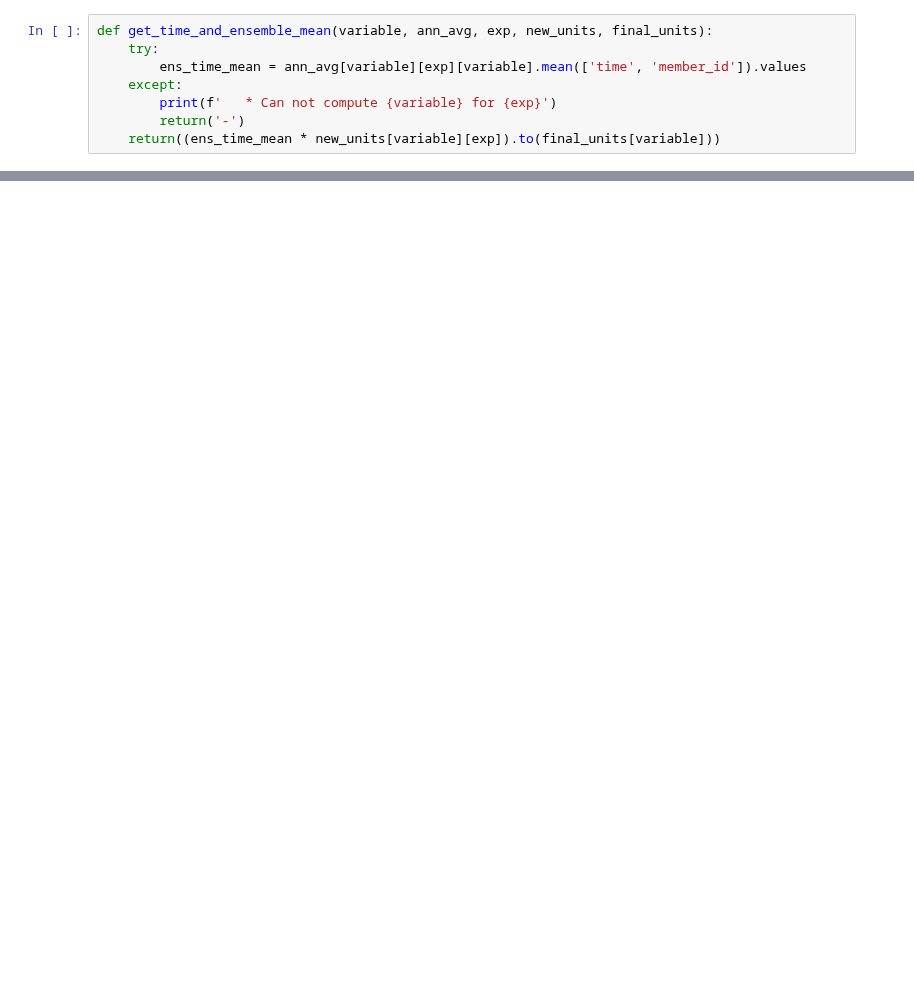
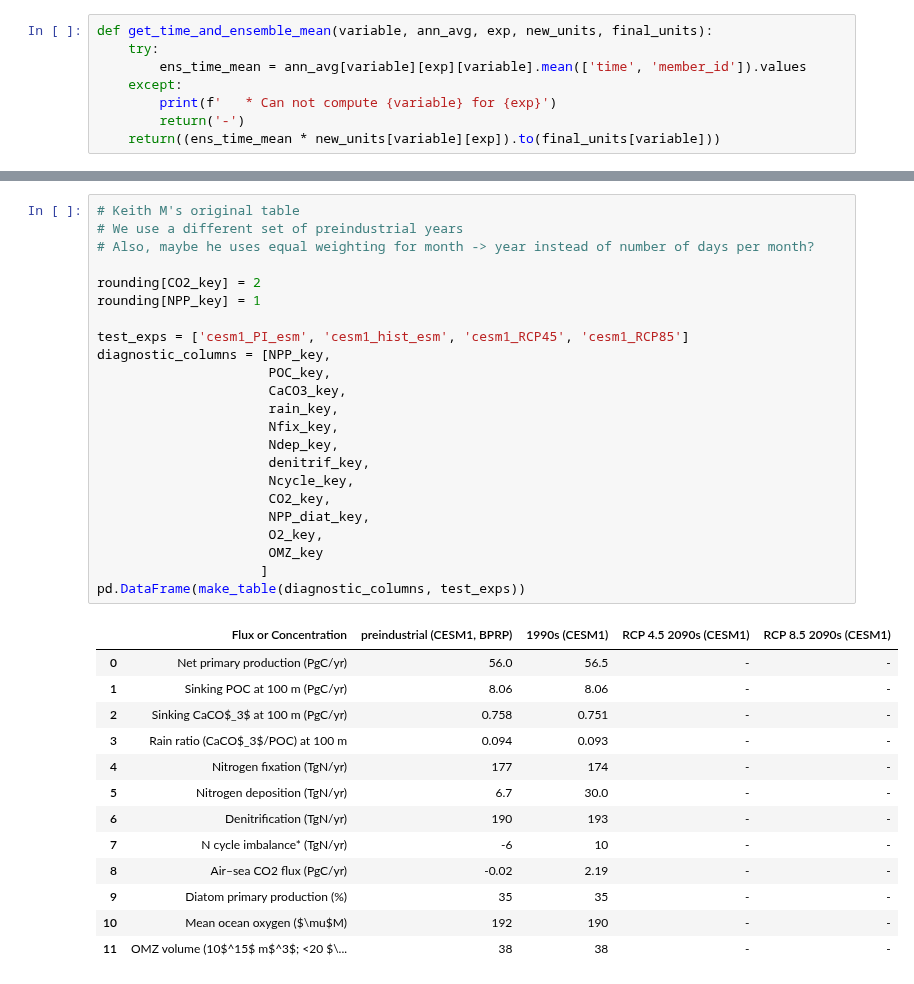
Before and after one commit to marbl-ecosys/cesm2-marbl, a Jupyter notebook: notebooks/Global Flux Table.ipynb, the cells around one changed output, grey strips where cells are left out. Cells and saved outputs as stored; diff of their text form; blank space fills up the shorter version.

```diff
--- a/notebooks/Global Flux Table.ipynb
+++ b/notebooks/Global Flux Table.ipynb
@@ -715,0 +733,37 @@ pd.DataFrame(table_dict)
+# %%
+# Keith M's original table
+# We use a different set of preindustrial years
+# Also, maybe he uses equal weighting for month -> year instead of number of days per month?
+
+rounding[CO2_key] = 2
+rounding[NPP_key] = 1
+
+test_exps = ['cesm1_PI_esm', 'cesm1_hist_esm', 'cesm1_RCP45', 'cesm1_RCP85']
+diagnostic_columns = [NPP_key,
+                      POC_key,
+                      CaCO3_key,
+                      rain_key,
+                      Nfix_key,
+                      Ndep_key,
+                      denitrif_key,
+                      Ncycle_key,
+                      CO2_key,
+                      NPP_diat_key,
+                      O2_key,
+                      OMZ_key
+                     ]
+pd.DataFrame(make_table(diagnostic_columns, test_exps))
+# %% [output]
+|  | Flux or Concentration | preindustrial (CESM1, BPRP) | 1990s (CESM1) | RCP 4.5 2090s (CESM1) | RCP 8.5 2090s (CESM1) |
+| 0 | Net primary production (PgC/yr) | 56.0 | 56.5 | - | - |
+| 1 | Sinking POC at 100 m (PgC/yr) | 8.06 | 8.06 | - | - |
+| 2 | Sinking CaCO$_3$ at 100 m (PgC/yr) | 0.758 | 0.751 | - | - |
+| 3 | Rain ratio (CaCO$_3$/POC) at 100 m | 0.094 | 0.093 | - | - |
+| 4 | Nitrogen fixation (TgN/yr) | 177 | 174 | - | - |
+| 5 | Nitrogen deposition (TgN/yr) | 6.7 | 30.0 | - | - |
+| 6 | Denitrification (TgN/yr) | 190 | 193 | - | - |
+| 7 | N cycle imbalance* (TgN/yr) | -6 | 10 | - | - |
+| 8 | Air–sea CO2 flux (PgC/yr) | -0.02 | 2.19 | - | - |
+| 9 | Diatom primary production (%) | 35 | 35 | - | - |
+| 10 | Mean ocean oxygen ($\mu$M) | 192 | 190 | - | - |
+| 11 | OMZ volume (10$^15$ m$^3$; <20 $\... | 38 | 38 | - | - |
```
Also changed, not shown: parts of 18 cells of this notebook.
